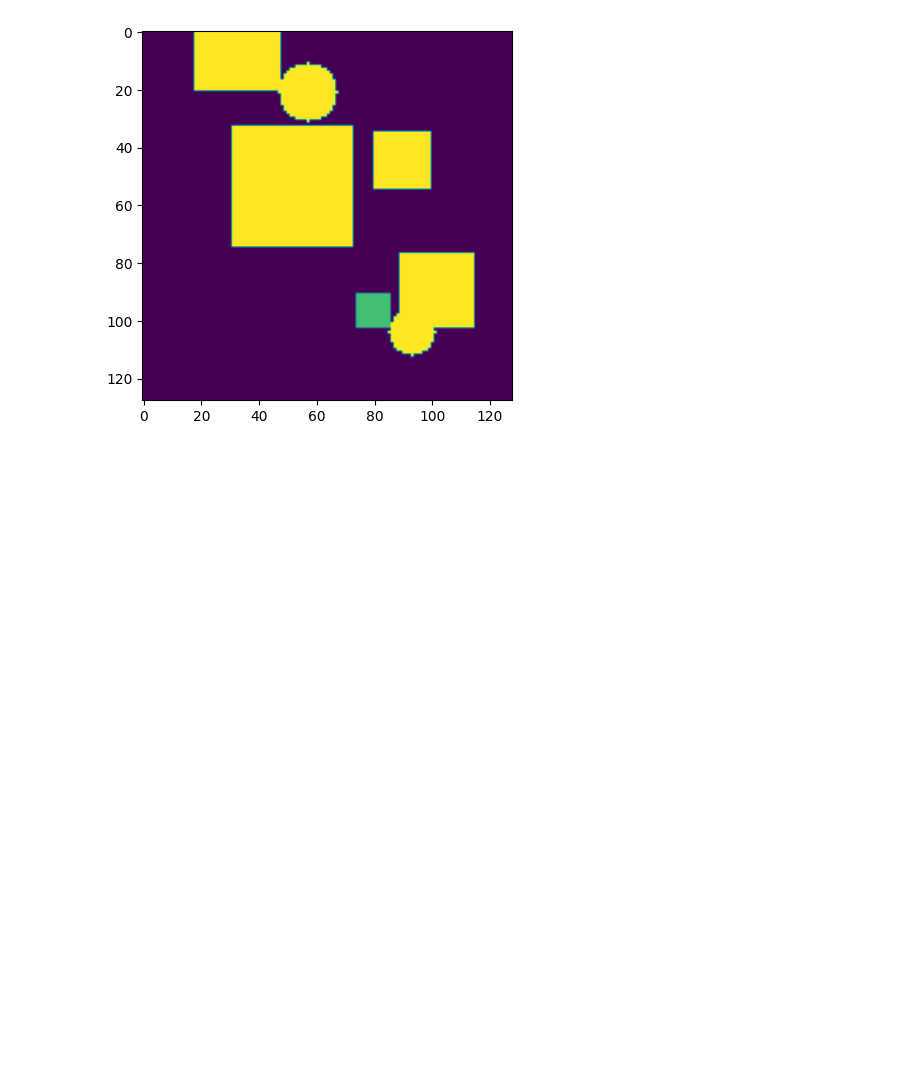
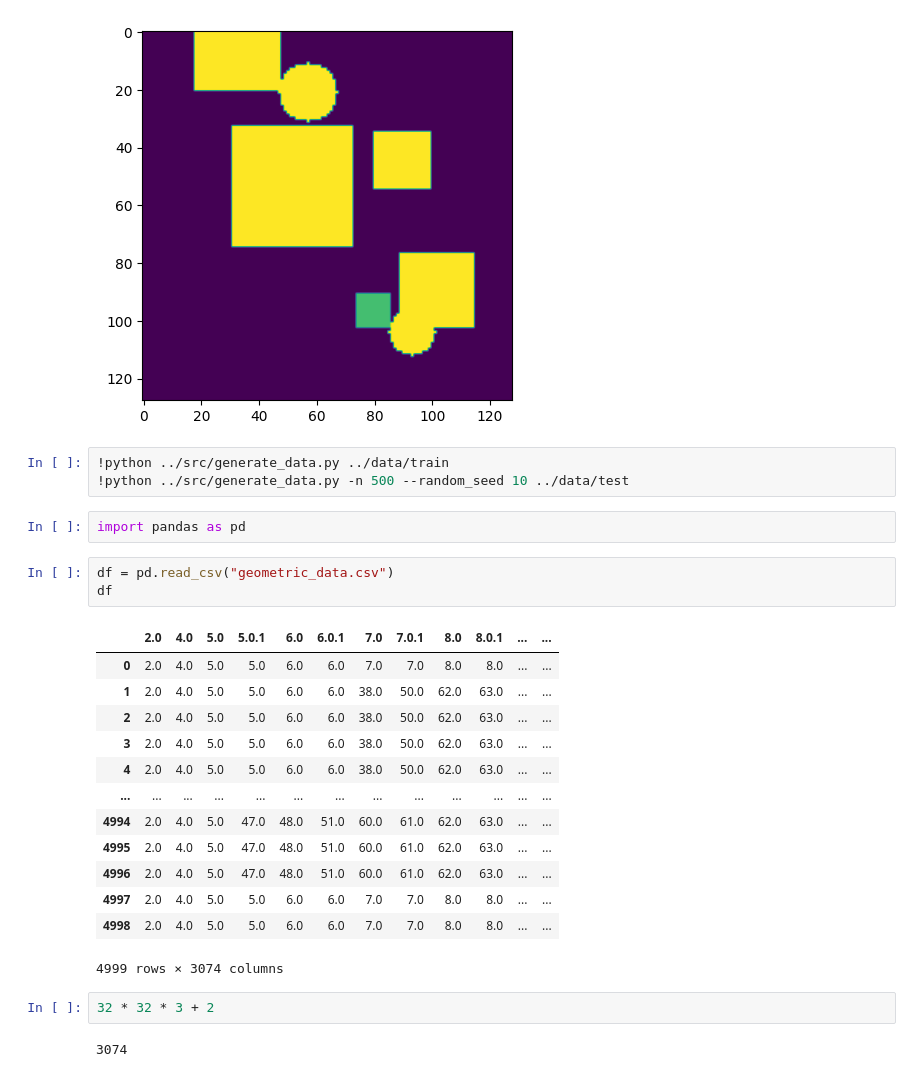
Before and after one commit to rows-of-houses/LSBMP_final_project, a Jupyter notebook: notebooks/generate_data.ipynb, the cells around one changed output. Saved outputs shown, nothing was run; the diff lists cells and outputs as text; blank space fills up the shorter version.

```diff
--- a/notebooks/generate_data.ipynb
+++ b/notebooks/generate_data.ipynb
@@ -18,3 +18,29 @@ for state in states:
 [figure]
 [figure]
 [figure]
+# %%
+!python ../src/generate_data.py ../data/train
+!python ../src/generate_data.py -n 500 --random_seed 10 ../data/test
+# %%
+import pandas as pd
+# %%
+df = pd.read_csv("geometric_data.csv")
+df
+# %% [output]
+|  | 2.0 | 4.0 | 5.0 | 5.0.1 | 6.0 | 6.0.1 | 7.0 | 7.0.1 | 8.0 | 8.0.1 | ... | ... |
+| 0 | 2.0 | 4.0 | 5.0 | 5.0 | 6.0 | 6.0 | 7.0 | 7.0 | 8.0 | 8.0 | ... | ... |
+| 1 | 2.0 | 4.0 | 5.0 | 5.0 | 6.0 | 6.0 | 38.0 | 50.0 | 62.0 | 63.0 | ... | ... |
+| 2 | 2.0 | 4.0 | 5.0 | 5.0 | 6.0 | 6.0 | 38.0 | 50.0 | 62.0 | 63.0 | ... | ... |
+| 3 | 2.0 | 4.0 | 5.0 | 5.0 | 6.0 | 6.0 | 38.0 | 50.0 | 62.0 | 63.0 | ... | ... |
+| 4 | 2.0 | 4.0 | 5.0 | 5.0 | 6.0 | 6.0 | 38.0 | 50.0 | 62.0 | 63.0 | ... | ... |
+| ... | ... | ... | ... | ... | ... | ... | ... | ... | ... | ... | ... | ... |
+| 4994 | 2.0 | 4.0 | 5.0 | 47.0 | 48.0 | 51.0 | 60.0 | 61.0 | 62.0 | 63.0 | ... | ... |
+| 4995 | 2.0 | 4.0 | 5.0 | 47.0 | 48.0 | 51.0 | 60.0 | 61.0 | 62.0 | 63.0 | ... | ... |
+| 4996 | 2.0 | 4.0 | 5.0 | 47.0 | 48.0 | 51.0 | 60.0 | 61.0 | 62.0 | 63.0 | ... | ... |
+| 4997 | 2.0 | 4.0 | 5.0 | 5.0 | 6.0 | 6.0 | 7.0 | 7.0 | 8.0 | 8.0 | ... | ... |
+| 4998 | 2.0 | 4.0 | 5.0 | 5.0 | 6.0 | 6.0 | 7.0 | 7.0 | 8.0 | 8.0 | ... | ... |
+4999 rows × 3074 columns
+# %%
+32 * 32 * 3 + 2
+# %% [output]
+3074
```
Also changed, not shown: 5 other files.
